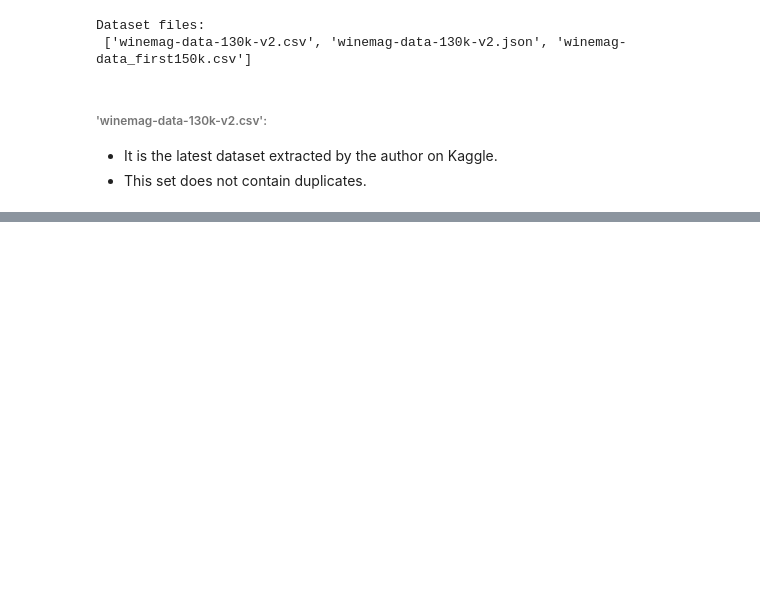
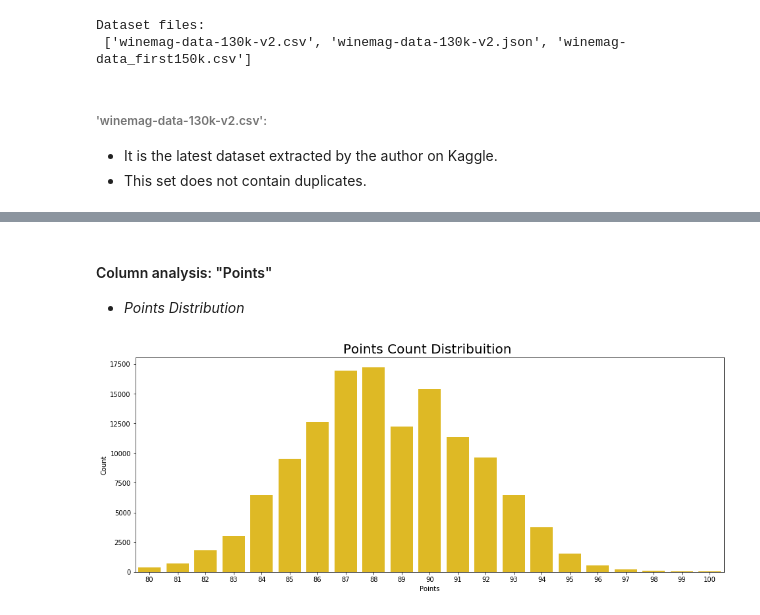
Before and after one commit to jdavidd/Exploratory-Data-Analysis---Wine-Reviews, a Jupyter notebook: notebooks/Data Exploration.ipynb, the cells around one changed output, grey strips where cells are left out. Drawn from its saved outputs; the diff is of its cells as text; code cells hidden in the pictures; blank space fills up the shorter version.

Commit message:
Added basic analysis for points and prices on wine reviews

```diff
--- a/notebooks/Data Exploration.ipynb
+++ b/notebooks/Data Exploration.ipynb
@@ -50,0 +147,18 @@ Dataset Description
+# %% [markdown]
+#### Column analysis: "Points"
+
+- *Points Distribution*
+# %%
+plt.figure(figsize=(16, 6))
+
+colors = itertools.cycle(["r", "b", "g"])
+
+plt.subplot(1,1,1)
+graph = sns.countplot(x='points', data=wines_dataset, color=np.random.rand(3,))
+graph.set_title("Points Count Distribuition ", fontsize=20)
+graph.set_xlabel("Points")
+graph.set_ylabel("Count")
+
+plt.show()
+# %% [output]
+[figure, added]
```
Also changed, not shown: parts of 18 cells of this notebook.
